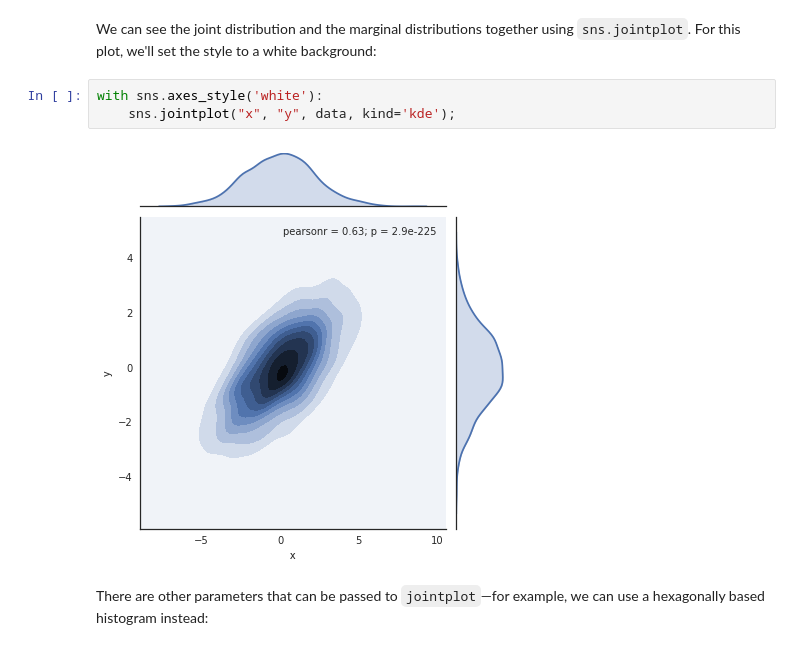
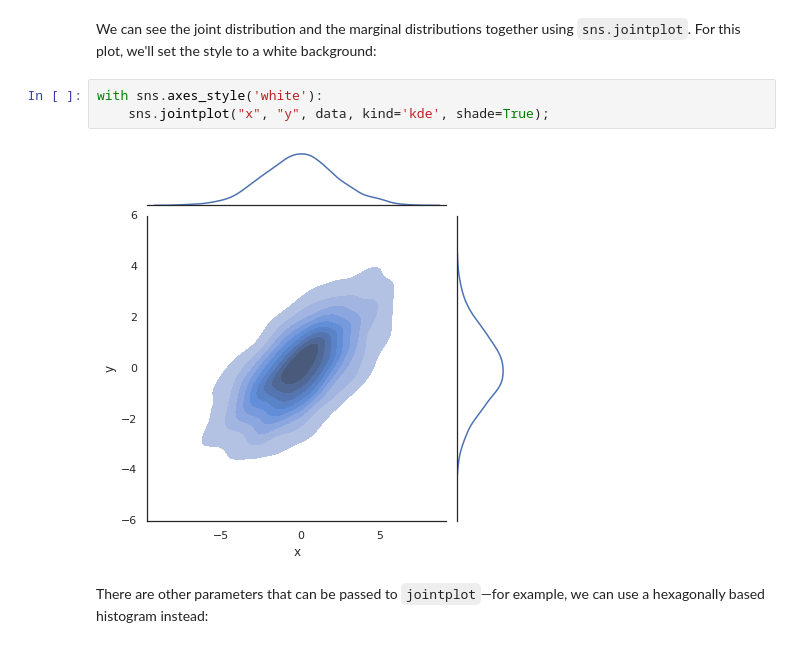
Before and after one commit to NachusS/Curso-Python-intermedio-para-Matematicos, a Jupyter notebook: notebooks/05-Extras-Seaborn.ipynb, the cells around one changed output. Drawn from its saved outputs; the diff is of its cells as text.

```diff
--- a/notebooks/05-Extras-Seaborn.ipynb
+++ b/notebooks/05-Extras-Seaborn.ipynb
@@ -107,9 +117,9 @@ We can see the joint distribution and the marginal distributions together using
 For this plot, we'll set the style to a white background:
 # %%
 with sns.axes_style('white'):
-    sns.jointplot("x", "y", data, kind='kde');
+    sns.jointplot("x", "y", data, kind='kde', shade=True);
 # %% [output]
-[figure, old version]
+[figure, new version]
 # %% [markdown]
 There are other parameters that can be passed to ``jointplot``—for example, we can use a hexagonally based histogram instead:
 # %%
```
Also changed, not shown: parts of 15 cells of this notebook, 2 other files.
